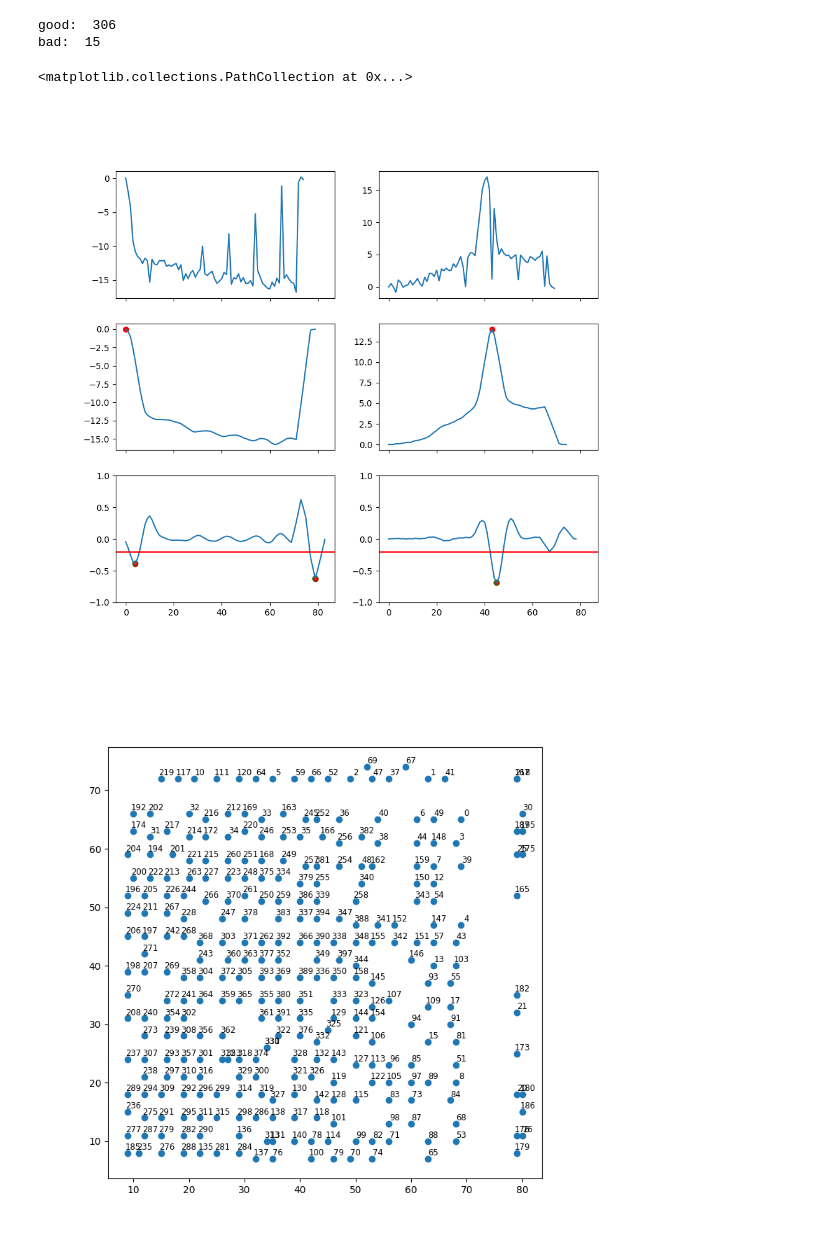
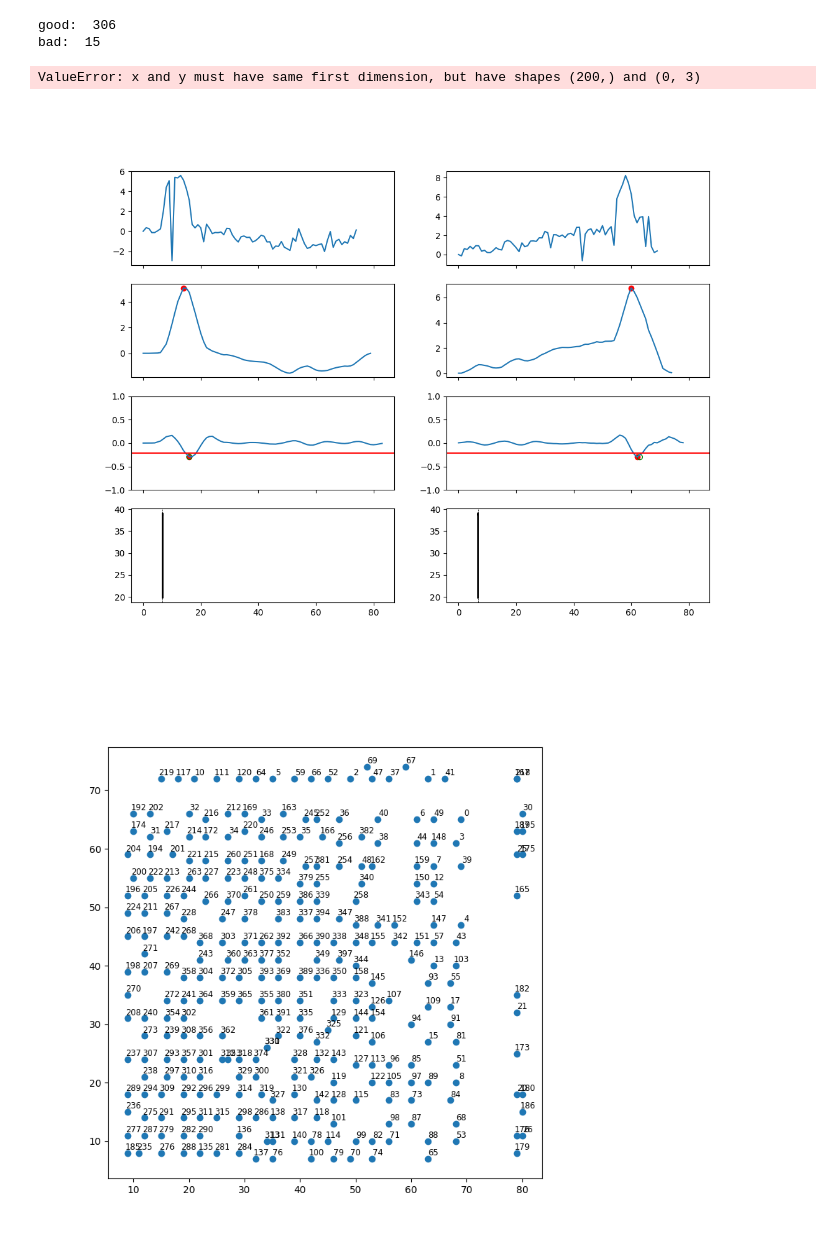
Before and after one commit to wilbertras/spatial-mapping, a Jupyter notebook: Mappings/LT343chip5/mapping_LT343chip5.ipynb, the cells around one changed output. Cells and saved outputs as stored; diff of their text form; code cells hidden in the pictures.

```diff
--- a/Mappings/LT343chip5/mapping_LT343chip5.ipynb
+++ b/Mappings/LT343chip5/mapping_LT343chip5.ipynb
@@ -67,26 +75,0 @@ print(len(locs))
-# %%
-dir = './mapping_20x20/'
-dark_s21 = np.load(glob(dir + '*dark.npy')[0])
-freqs = np.load(glob(dir + '*freqs.npy')[0])
-sw = 4 # even number
-mph = 0.05
-window = np.ones(sw)/sw
-smooth_s21 = convolve(dark_s21, window, mode='same')
-ds21 = np.diff(smooth_s21, 1)
-smooth_ds21 = convolve(ds21, window, mode='same')
-d2s21 = np.diff(smooth_ds21, 1)
-
-fig, ax = plt.subplot_mosaic('a;b', sharex=True, figsize=(12, 6), constrained_layout=True)
-# ax['a'].plot(smooth_ds21)
-ax['a'].plot(freqs[:-2], d2s21, lw=.5)
-ax['b'].plot(freqs, dark_s21, lw=.5)
-ax['a'].axhline(mph, c='r')
-# ax['b'].plot(s21)
-
-locs, props = find_peaks(d2s21, height=mph, prominence=mph)
-heights = props['peak_heights']
-ax['a'].scatter(freqs[:-2][locs], heights, marker='v', c='None', edgecolor='g')
-# ax['a'].scatter(freqs[locs[(locs[1:]-locs[:-1]) < 10]], heights, marker='v', c='None', edgecolor='r')
-ax['b'].scatter(freqs[locs], dark_s21[locs], marker='^', c='None', edgecolor='g')
-ax['b'].set_xlabel('Frequency [GHz]')
-print(len(locs))
@@ -191,40 +171,52 @@ print('bad: ', nr_kids - nr_good - nr_semi)
 good:  306
 bad:  15
 # %%
-kid = bad[7]
+kid = 217
 x = s21s[:, 0, kid]
 y = s21s[:, 1, kid]
 xsmooth = smooth_s21s[:, 0, kid]
 ysmooth = smooth_s21s[:, 1, kid]
 d2xsmooth = smooth_d2s21s[:, 0, kid]
 d2ysmooth = smooth_d2s21s[:, 1, kid]
 
-fig, ax = plt.subplot_mosaic('ab;cd;ef', figsize=(10, 9), sharex=True)
+fig, ax = plt.subplot_mosaic('ab;cd;ef;gh', figsize=(12, 9), sharex=True)
 ax['a'].plot(x)
 ax['b'].plot(y)
 
 ax['c'].plot(xsmooth)
 ax['d'].plot(ysmooth)
 ax['c'].scatter(np.nanargmax(xsmooth), np.nanmax(xsmooth), c='r')
 ax['d'].scatter(np.nanargmax(ysmooth), np.nanmax(ysmooth), c='r')
 
 ax['e'].plot(d2xsmooth)
 ax['f'].plot(d2ysmooth)
 ax['e'].axhline(-mph, c='r')
 ax['f'].axhline(-mph, c='r')
 locx, propx = find_peaks(-d2xsmooth, height=mph, prominence=mpp, width=mpw)
 cx = np.round((propx['right_ips'] + propx['left_ips']) / 2)
 locy, propy = find_peaks(-d2ysmooth, height=mph, prominence=mpp, width=mpw)
 cy = np.round((propy['right_ips'] + propy['left_ips']) / 2)
 ax['e'].scatter(locx, -propx['peak_heights'], c='r')
 ax['f'].scatter(locy, -propy['peak_heights'], c='r')
 ax['e'].set_ylim(-1, 1)
 ax['f'].set_ylim(-1, 1)
 ax['e'].scatter(cx, -propx['peak_heights'], c='None', edgecolor='g')
 ax['f'].scatter(cy, -propy['peak_heights'], c='None', edgecolor='g')
+floc = locs[kid]
+bw = 100
+ax['g'].plot(freqs[floc-bw:floc+bw], dark_s21[floc-bw:floc+bw], c='k')
+ax['h'].plot(freqs[floc-bw:floc+bw], dark_s21[floc-bw:floc+bw], c='k')
+ax['g'].axvline(freqs[floc], ls='--', lw=.5, c='k')
+ax['h'].axvline(freqs[floc], ls='--', lw=.5, c='k')
+idx = np.arange(18, 21)
+idy = np.arange(21, 25)
+ax['g'].set_prop_cycle(color=plt.cm.viridis(np.linspace(0, 1, len(idx))))
+ax['h'].set_prop_cycle(color=plt.cm.viridis(np.linspace(0, 1, len(idy))))
+_ = ax['g'].plot(freqs[floc-bw:floc+bw], s21s[idx, 1, floc-bw:floc+bw].T, lw=.5)
+_ = ax['h'].plot(freqs[floc-bw:floc+bw], s21s[idy, 1, floc-bw:floc+bw].T, lw=.5)
 # %% [output]
-<matplotlib.collections.PathCollection at 0x...>
+ValueError: x and y must have same first dimension, but have shapes (200,) and (0, 3)
-[figure, old version]
+[figure, new version]
 # %%
 fig, ax = plt.subplots(figsize=(8, 8))
 ax.scatter(*pos[:, :2].T)
```
Also changed, not shown: parts of 21 cells of this notebook, 30 other files.
